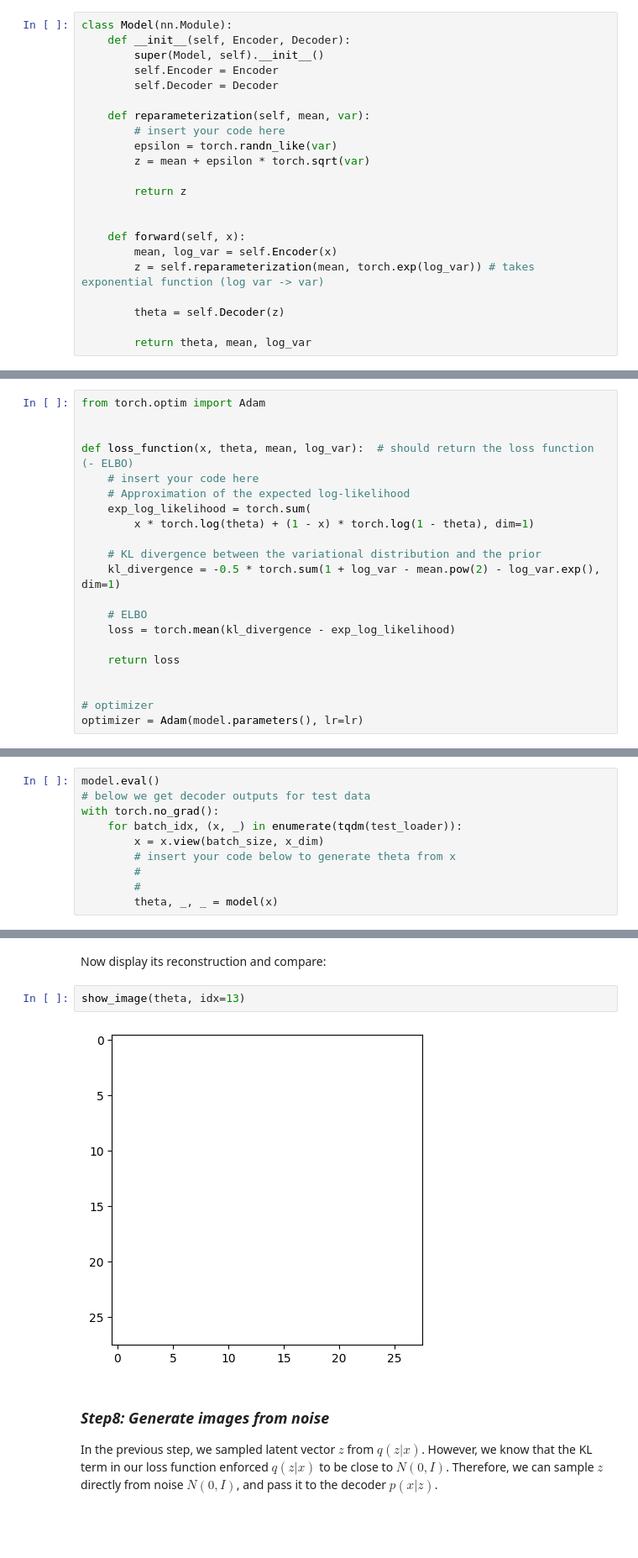
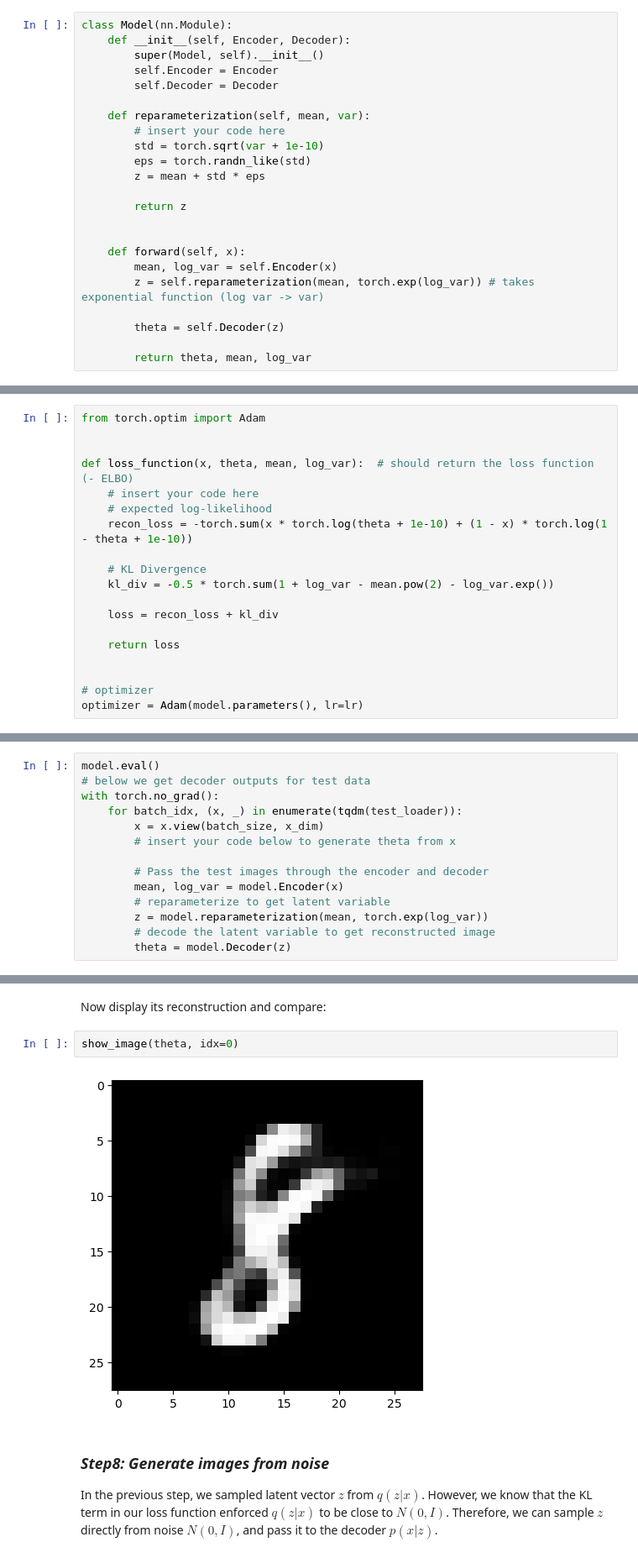
Before and after one commit to ttperr/DD2434-ML-KTH, a Jupyter notebook: Assignment 1/1B/py_files/1B-VAE.ipynb, the cells around one changed output, grey strips where cells are left out. Shown: that part at 84% size. Cells and saved outputs as stored; diff of their text form; blank space fills up the shorter version.

```diff
--- a/Assignment 1/1B/py_files/1B-VAE-v2.ipynb
+++ b/Assignment 1/1B/py_files/1B-VAE.ipynb
@@ -120,8 +120,9 @@ class Model(nn.Module):
 
     def reparameterization(self, mean, var):
         # insert your code here
-        epsilon = torch.randn_like(var)
-        z = mean + epsilon * torch.sqrt(var)
+        std = torch.sqrt(var + 1e-10)
+        eps = torch.randn_like(std)
+        z = mean + std * eps
 
         return z
 
@@ -185,15 +186,13 @@ from torch.optim import Adam
 
 def loss_function(x, theta, mean, log_var):  # should return the loss function (- ELBO)
     # insert your code here
-    # Approximation of the expected log-likelihood
-    exp_log_likelihood = torch.sum(
-        x * torch.log(theta) + (1 - x) * torch.log(1 - theta), dim=1)
+    # expected log-likelihood
+    recon_loss = -torch.sum(x * torch.log(theta + 1e-10) + (1 - x) * torch.log(1 - theta + 1e-10))
 
-    # KL divergence between the variational distribution and the prior
-    kl_divergence = -0.5 * torch.sum(1 + log_var - mean.pow(2) - log_var.exp(), dim=1)
+    # KL Divergence
+    kl_div = -0.5 * torch.sum(1 + log_var - mean.pow(2) - log_var.exp())
 
-    # ELBO
-    loss = torch.mean(kl_divergence - exp_log_likelihood)
+    loss = recon_loss + kl_div
 
     return loss
 
@@ -259,9 +257,13 @@ with torch.no_grad():
     for batch_idx, (x, _) in enumerate(tqdm(test_loader)):
         x = x.view(batch_size, x_dim)
         # insert your code below to generate theta from x
-        #
-        #
-        theta, _, _ = model(x)
+
+        # Pass the test images through the encoder and decoder
+        mean, log_var = model.Encoder(x)
+        # reparameterize to get latent variable
+        z = model.reparameterization(mean, torch.exp(log_var))
+        # decode the latent variable to get reconstructed image
+        theta = model.Decoder(z)
 # %% [markdown]
 A helper function to display images:
 # %%
@@ -280,9 +282,9 @@ show_image(x, idx=13) # try different indices as well
 # %% [markdown]
 Now display its reconstruction and compare:
 # %%
-show_image(theta, idx=13)
+show_image(theta, idx=0)
 # %% [output]
-[figure, old version]
+[figure, new version]
 # %% [markdown]
 ### ***Step8: Generate images from noise***
 
```
Also changed, not shown: parts of 3 cells of this notebook, 6 other files.
